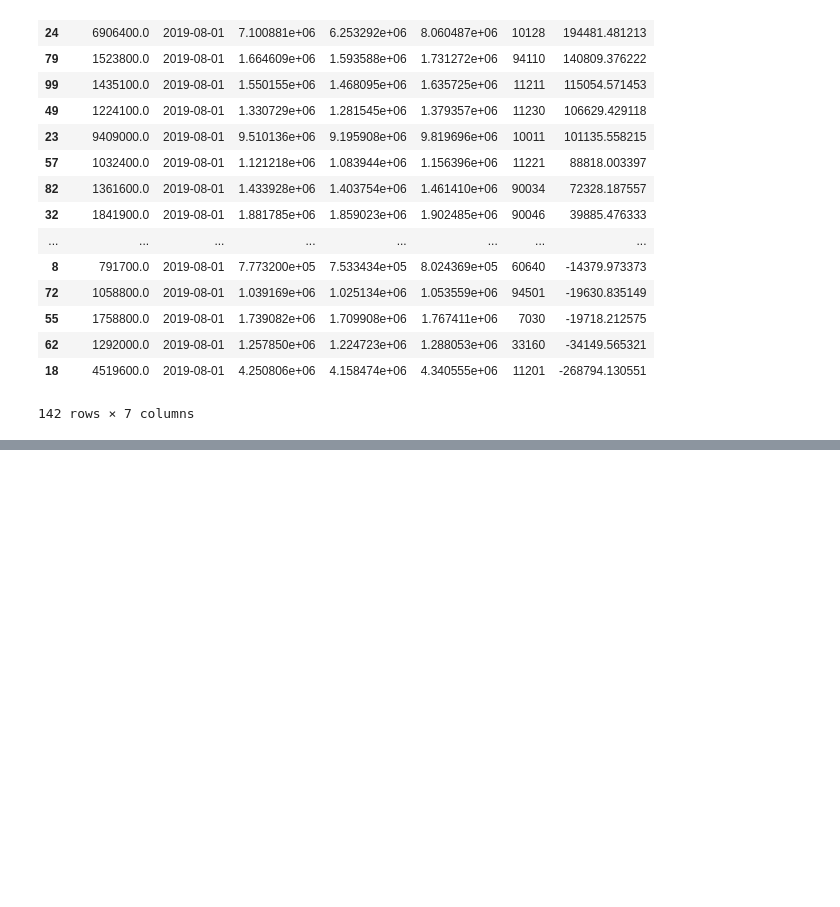
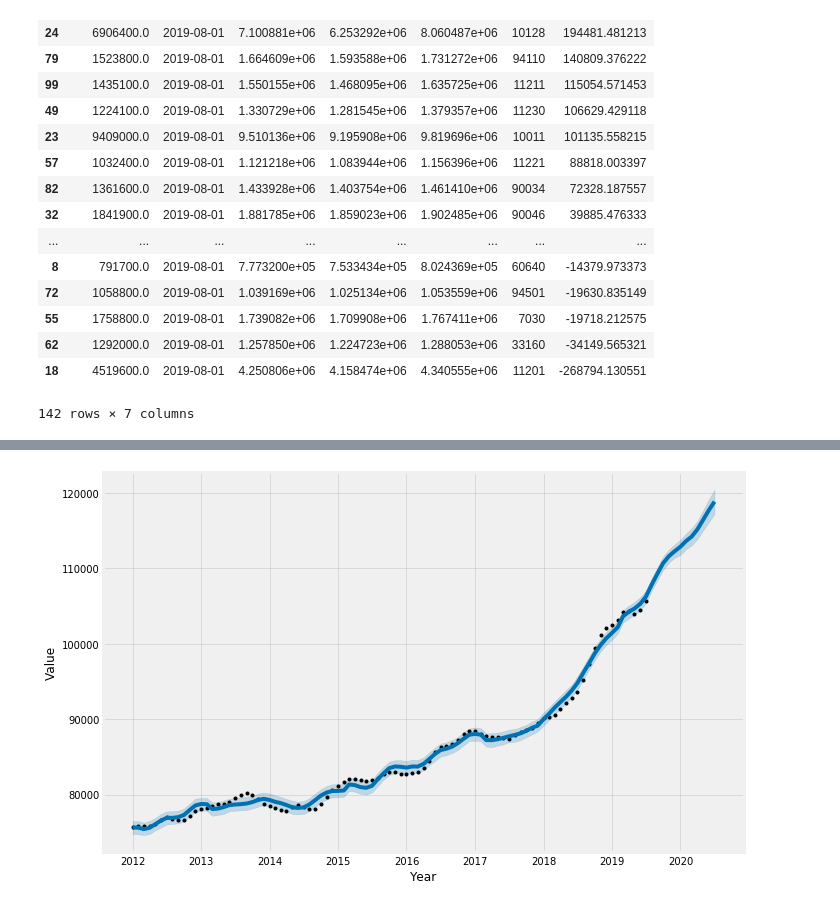
Before and after one commit to Jkim516/HomeValue_Time_Series_Analysis, a Jupyter notebook: prophet_model.ipynb, the cells around one changed output, grey strips where cells are left out. Saved outputs shown, nothing was run; the diff lists cells and outputs as text; code cells hidden in the pictures; blank space fills up the shorter version.

```diff
--- a/prophet_model.ipynb
+++ b/prophet_model.ipynb
@@ -206,0 +495,9 @@ zillow_data.csv
+# %%
+cv_44035 = ts_44035.rename(columns={'Date': 'ds',
+                        'Value': 'y'})
+m = proph()
+m.fit(cv_44035)
+
+future = m.make_future_dataframe(periods=12, freq='MS')
+forecast = m.predict(future)
+forecast[['ds', 'yhat', 'yhat_lower', 'yhat_upper']].tail()
@@ -206,0 +536,4 @@ zillow_data.csv
+# %%
+fig1 = m.plot(forecast, xlabel='Year', ylabel='Value')
+# %% [output]
+[figure, added]
```
Also changed, not shown: parts of 39 cells of this notebook.
